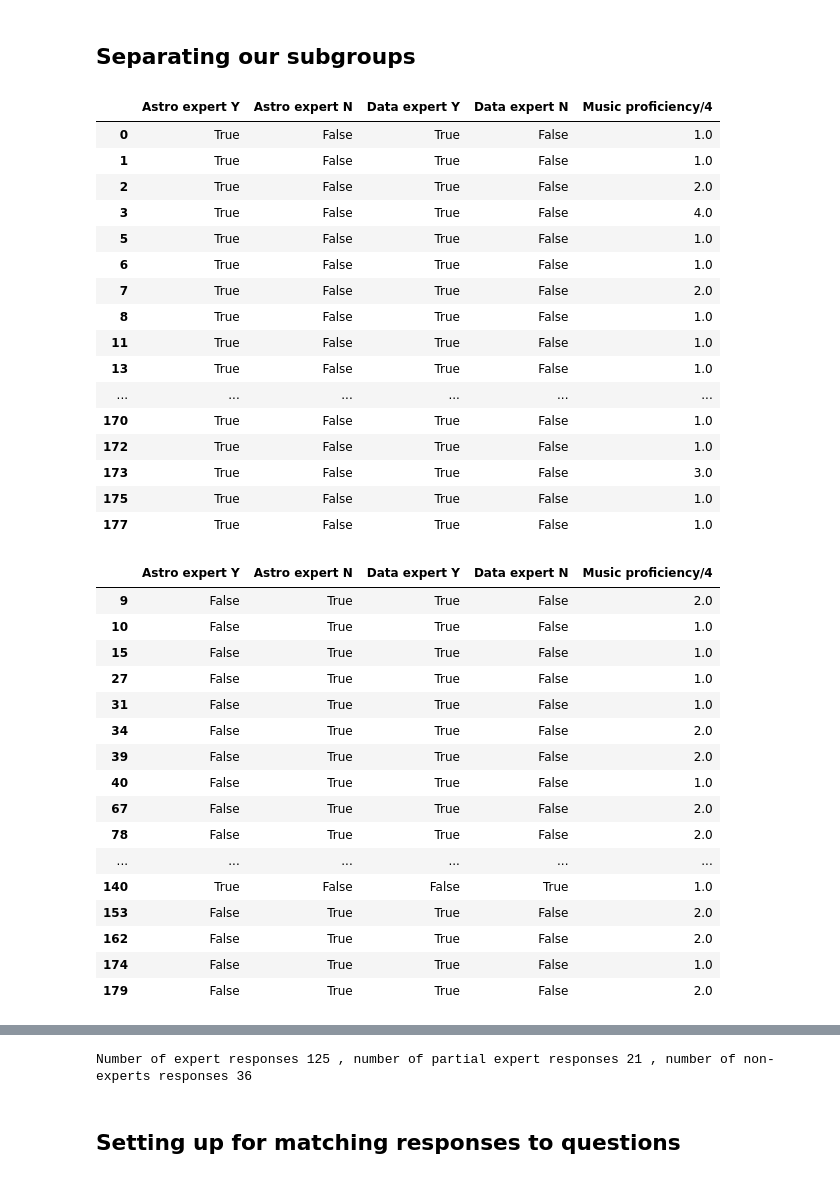
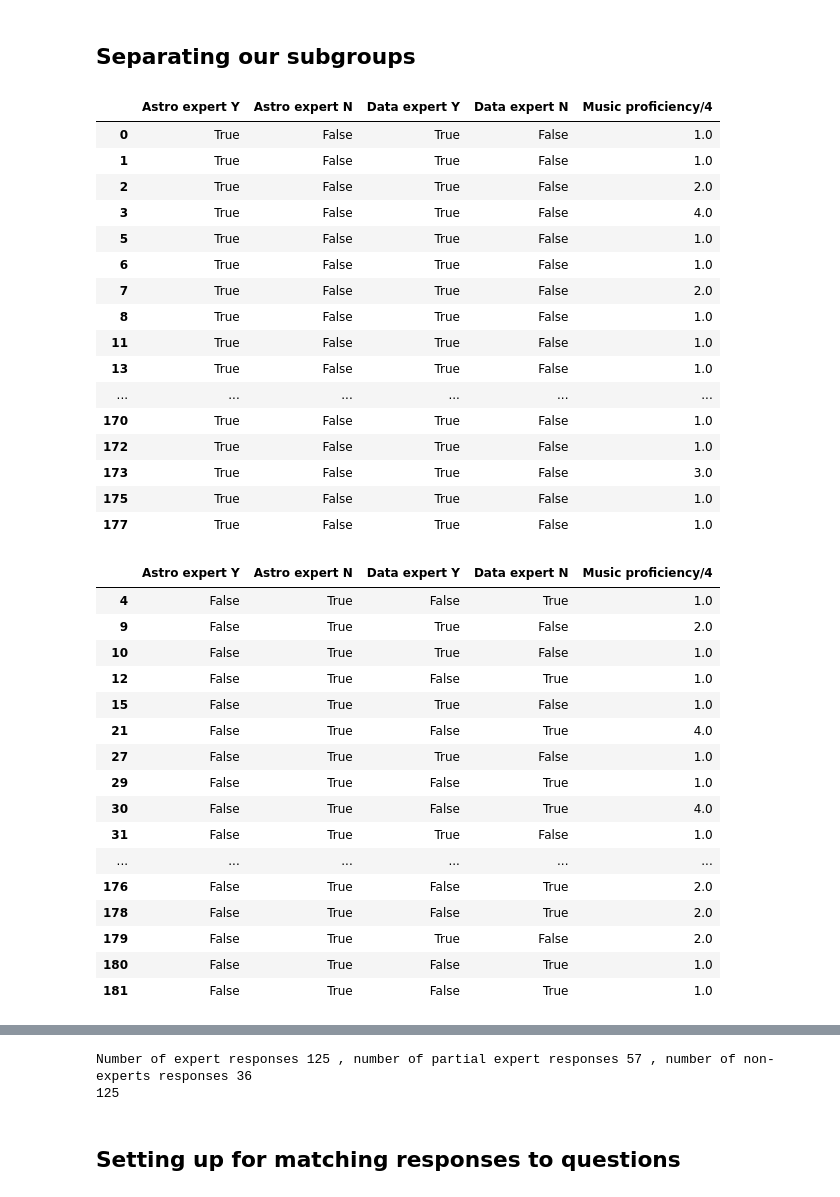
Before and after one commit to jacktuckerbrown/star-sound, a Jupyter notebook: analysis.ipynb, the cells around one changed output, grey strips where cells are left out. Saved outputs shown, nothing was run; the diff lists cells and outputs as text; code cells hidden in the pictures.

```diff
--- a/analysis.ipynb
+++ b/analysis.ipynb
@@ -626,7 +626,7 @@ display(values,values_drop)
 global responses
 global weighting_matrix
 
-expert = responses # Create three duplicates of the matrix of responses - for experts, partial experts, non-experts.
+expert = responses # Create three duplicates of the matrix of responses - for experts, partial experts, amateurs.
 nexpert = responses
 pexpert = responses
 
@@ -643,54 +643,55 @@ for i in range(0,len(pexpert)):
 
         if pexpert.at[i,'Data expert Y'] == True:
 
             pexpert_off.append(i)
             pexpert = pexpert.drop(labels=[i], axis=0)
 
-    elif pexpert.at[i,'Astro expert N'] == True:
+    #elif pexpert.at[i,'Astro expert N'] == True:
 
-        if pexpert.at[i,'Data expert N'] == True:
+     #   if pexpert.at[i,'Data expert N'] == True:
 
-            pexpert_off.append(i)
-            pexpert = pexpert.drop(labels=[i], axis=0)
+      #      pexpert_off.append(i)
+       #     pexpert = pexpert.drop(labels=[i], axis=0)
 
 display(expert,pexpert,nexpert)
-print("Number of expert responses",len(expert),", number of partial expert responses",len(pexpert),", number of non-experts responses",len(nexpert))
+print("Number of expert responses",len(expert),", number of partial expert responses",len(pexpert),", number of amateurs responses",len(nexpert))
+print(len(pexpert_off))
 #print("Number of responses - the number of indices we're removing from partial expert responses:",len(responses)-len(pexpert_off))
 # %% [output]
 |  | Astro expert Y | Astro expert N | Data expert Y | Data expert N | Music proficiency/4 |
 | 0 | True | False | True | False | 1.0 |
 | 1 | True | False | True | False | 1.0 |
 | 2 | True | False | True | False | 2.0 |
 | 3 | True | False | True | False | 4.0 |
 | 5 | True | False | True | False | 1.0 |
 | 6 | True | False | True | False | 1.0 |
 | 7 | True | False | True | False | 2.0 |
 | 8 | True | False | True | False | 1.0 |
 | 11 | True | False | True | False | 1.0 |
 | 13 | True | False | True | False | 1.0 |
 | ... | ... | ... | ... | ... | ... |
 | 170 | True | False | True | False | 1.0 |
 | 172 | True | False | True | False | 1.0 |
 | 173 | True | False | True | False | 3.0 |
 | 175 | True | False | True | False | 1.0 |
 | 177 | True | False | True | False | 1.0 |
 |  | Astro expert Y | Astro expert N | Data expert Y | Data expert N | Music proficiency/4 |
+| 4 | False | True | False | True | 1.0 |
 | 9 | False | True | True | False | 2.0 |
 | 10 | False | True | True | False | 1.0 |
+| 12 | False | True | False | True | 1.0 |
 | 15 | False | True | True | False | 1.0 |
+| 21 | False | True | False | True | 4.0 |
 | 27 | False | True | True | False | 1.0 |
+| 29 | False | True | False | True | 1.0 |
+| 30 | False | True | False | True | 4.0 |
 | 31 | False | True | True | False | 1.0 |
-| 34 | False | True | True | False | 2.0 |
-| 39 | False | True | True | False | 2.0 |
-| 40 | False | True | True | False | 1.0 |
-| 67 | False | True | True | False | 2.0 |
-| 78 | False | True | True | False | 2.0 |
 | ... | ... | ... | ... | ... | ... |
-| 140 | True | False | False | True | 1.0 |
-| 153 | False | True | True | False | 2.0 |
-| 162 | False | True | True | False | 2.0 |
-| 174 | False | True | True | False | 1.0 |
+| 176 | False | True | False | True | 2.0 |
+| 178 | False | True | False | True | 2.0 |
 | 179 | False | True | True | False | 2.0 |
+| 180 | False | True | False | True | 1.0 |
+| 181 | False | True | False | True | 1.0 |
 |  | Astro expert Y | Astro expert N | Data expert Y | Data expert N | Music proficiency/4 |
 | 4 | False | True | False | True | 1.0 |
 | 12 | False | True | False | True | 1.0 |
@@ -708,7 +709,8 @@ print("Number of expert responses",len(expert),", number of partial expert respo
 | 178 | False | True | False | True | 2.0 |
 | 180 | False | True | False | True | 1.0 |
 | 181 | False | True | False | True | 1.0 |
-Number of expert responses 125 , number of partial expert responses 21 , number of non-experts responses 36
+Number of expert responses 125 , number of partial expert responses 57 , number of non-experts responses 36
+125
 # %% [markdown]
 ## Setting up for matching responses to questions
 # %%
```
Also changed, not shown: parts of 29 cells of this notebook.
